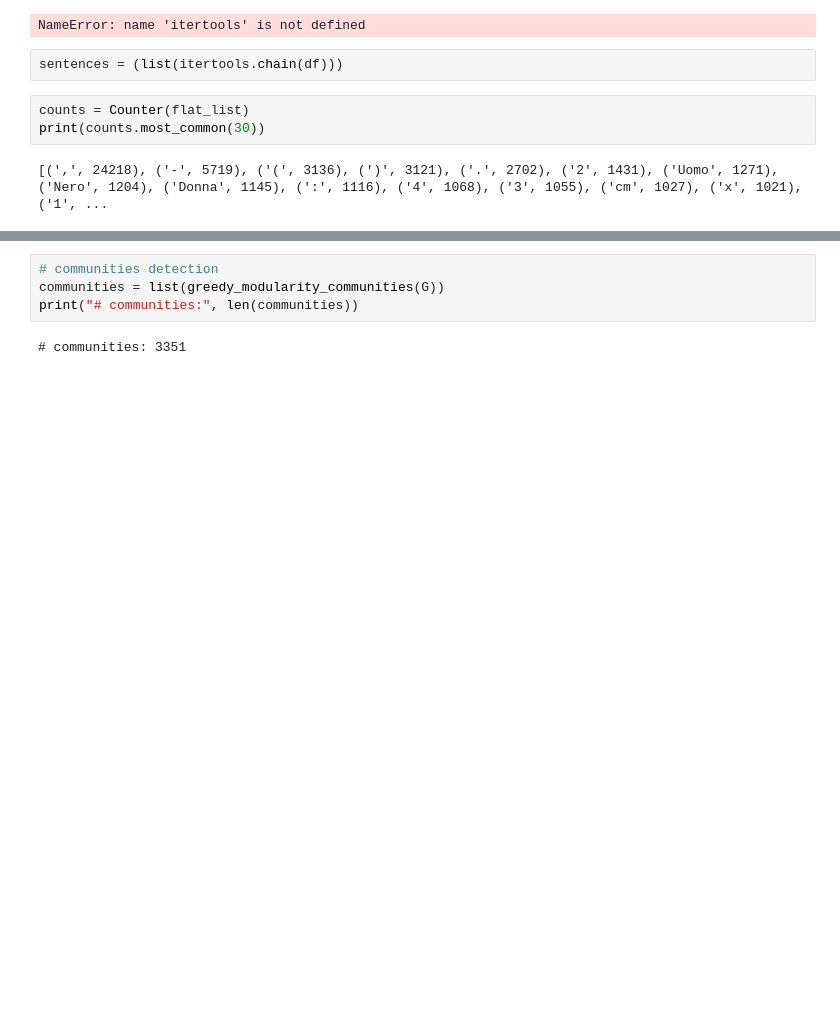
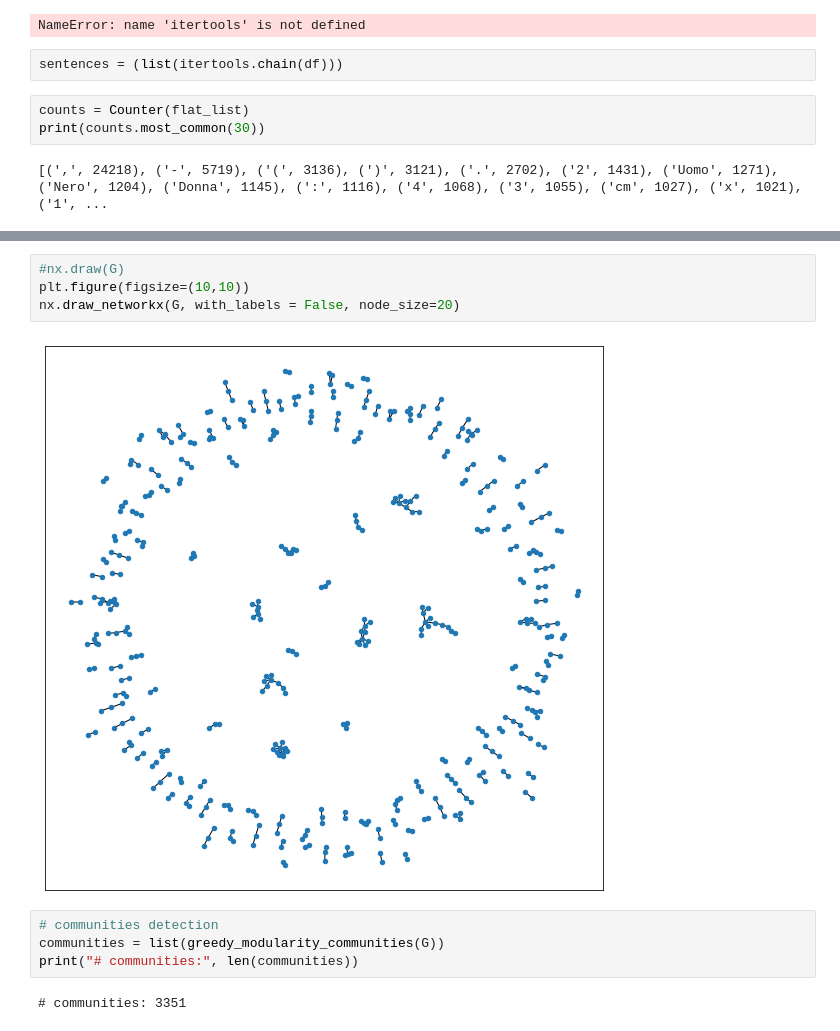
Before and after one commit to rpo19/DataAnalyticsProject, a Jupyter notebook: src/Data_Analytics_Project.ipynb, the cells around one changed output, grey strips where cells are left out. Saved outputs shown, nothing was run; the diff lists cells and outputs as text; blank space fills up the shorter version.

```diff
--- a/src/Data_Analytics_Project.ipynb
+++ b/src/Data_Analytics_Project.ipynb
@@ -193,3 +193,9 @@ G=nx.from_pandas_edgelist(edge_list.loc[edge_list['weight']==1], source='from',
+# %%
+#nx.draw(G)
+plt.figure(figsize=(10,10))
+nx.draw_networkx(G, with_labels = False, node_size=20)
+# %% [output]
+[figure, added]
 # %%
 # communities detection
 communities = list(greedy_modularity_communities(G))
```
Also changed, not shown: parts of 3 cells of this notebook.
